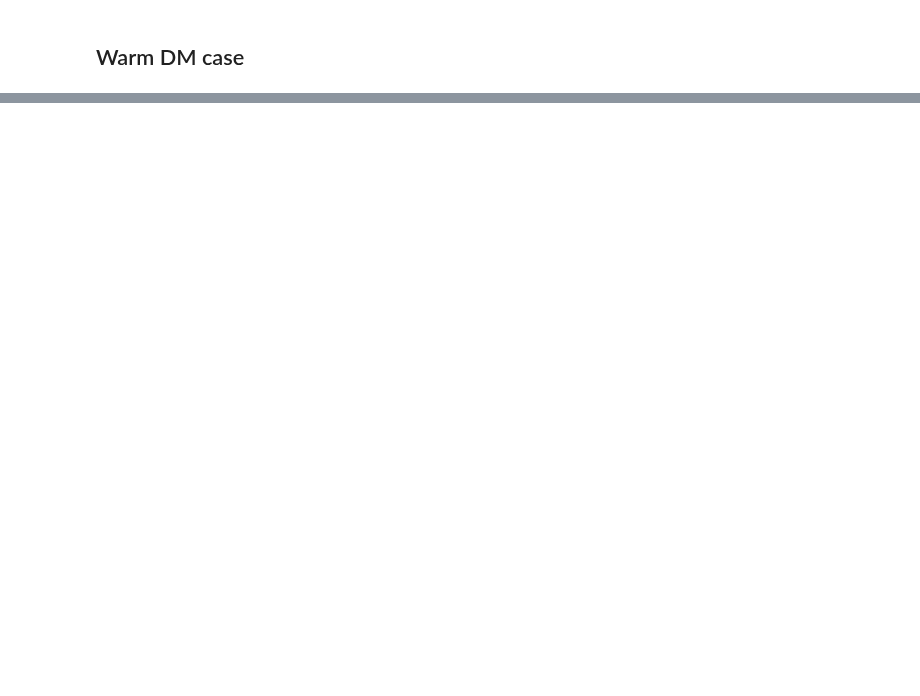
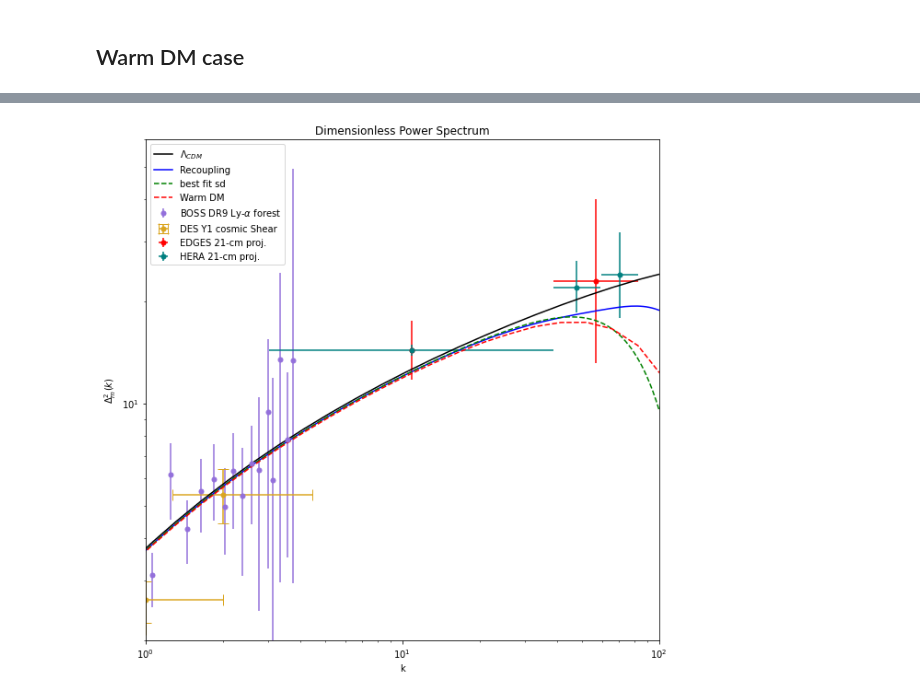
Before and after one commit to NolanSmyth/class_recoupling, a Jupyter notebook: analyze_interps.ipynb, the cells around one changed output, grey strips where cells are left out. Saved outputs shown, nothing was run; the diff lists cells and outputs as text; code cells hidden in the pictures; blank space fills up the shorter version.

```diff
--- a/analyze_interps.ipynb
+++ b/analyze_interps.ipynb
@@ -376,0 +418,32 @@ plt.yscale('log')
+# %%
+plot_idx=71
+
+plt.figure(figsize=(10,10))
+
+plt.plot(dflcdm['k'], dflcdm['P(k)']*(dflcdm['k']**3)/(2*np.pi**2), 'k', label=r'$\Lambda_{CDM}$')
+
+plt.plot(kk, pk_dd_interp((T_rec_arr[plot_idx], A_rec_arr[plot_idx], kk))*(kk**3)/(2*np.pi**2),'b', label='Recoupling')
+plt.plot(kk[-200:], pk_sd_interp((best_a_arr[plot_idx-50, plot_idx-50], kk[-200:]))*(kk[-200:]**3)/(2*np.pi**2),'g--', label='best fit sd')
+
+# plt.plot(dfWarmDig['k'], dfWarmDig['delta^2(k)'], 'r--', label='Warm DM')
+plt.plot(dfWarm['k'], dfWarm['P(k)']*(dfWarm['k']**3)/(2*np.pi**2), 'r--', label='Warm DM')
+
+plt.errorbar(dfBOSS['k'], dfBOSS['P(k)']*(dfBOSS['k'])**3/(2*np.pi**2), yerr=yerrBOSSdimless, marker='o', ms=5, color='mediumpurple', ls='none', label=r'BOSS DR9 Ly-$\alpha$ forest')
+plt.errorbar(dfDES['X'], dfDES['Y']*(dfDES['X']**3)/(2*np.pi**2), yerr=yerrDESdimless, xerr=xerrDES, marker='o', ms=5, color='goldenrod', ls='none', capsize=6, label='DES Y1 cosmic Shear')
+
+#No conversion because these are already dimensionless
+plt.errorbar(dfEDGES['X'], dfEDGES['Y'], xerr=xerrEDGES, yerr=yerrEDGES,marker='o', ms=5, color='r', ls='none', label=r'EDGES 21-cm proj.')
+plt.errorbar(dfHERA['X'], dfHERA['Y'], xerr=xerrHERA, yerr=yerrHERA, marker='o', ms=5, color='teal', ls='none', label=r'HERA 21-cm proj.')
+
+plt.xscale('log')
+plt.yscale('log')
+plt.xlim(1,100)
+# plt.xlim(10,100)
+plt.ylim(2,6e1)
+plt.xlabel('k')
+plt.ylabel('$\Delta^2_m(k)$')
+plt.title('Dimensionless Power Spectrum')
+plt.legend(loc='upper left')
+plt.show()
+# %% [output]
+[figure, added]
```
Also changed, not shown: parts of 6 cells of this notebook, 4 other files.
